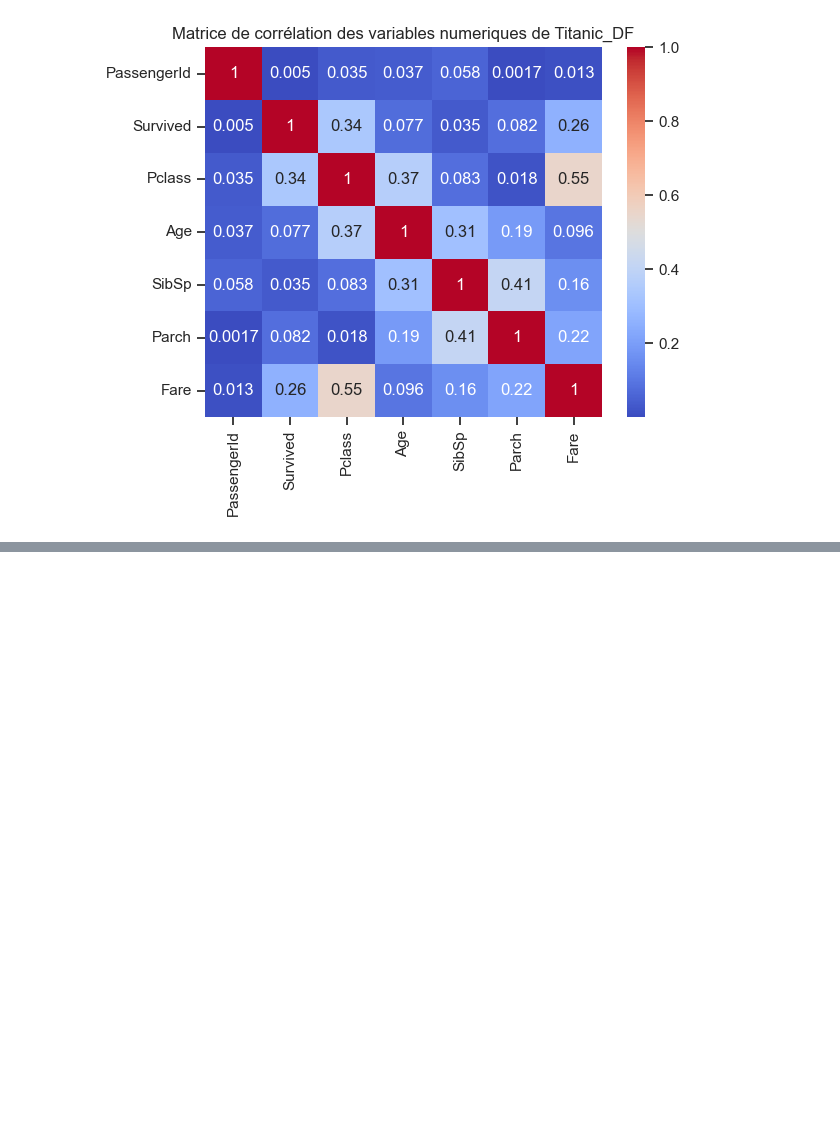
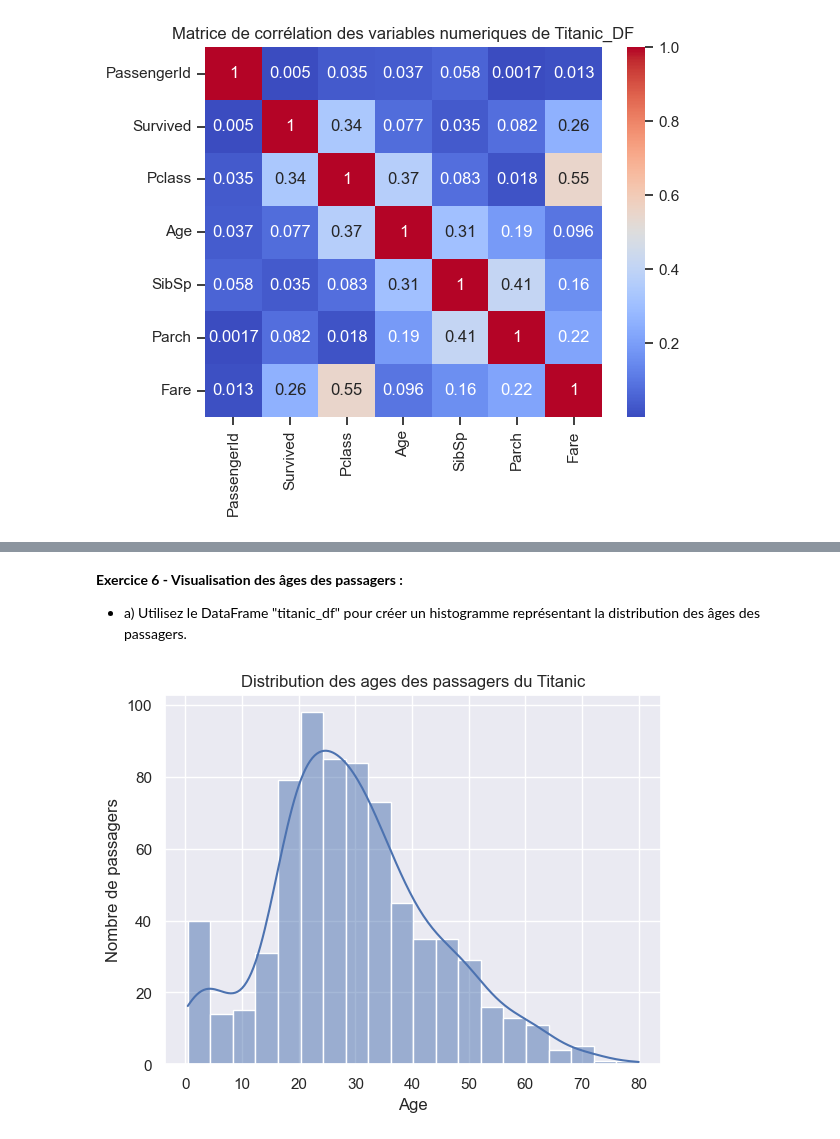
Before and after one commit to timdazayous/InitiationPython, a Jupyter notebook: Seaborn.ipynb, the cells around one changed output, grey strips where cells are left out. Drawn from its saved outputs; the diff is of its cells as text; code cells hidden in the pictures; blank space fills up the shorter version.

```diff
--- a/Seaborn.ipynb
+++ b/Seaborn.ipynb
@@ -169,0 +190,16 @@ Fare         1.000000
+# %% [markdown]
+**Exercice 6 - Visualisation des âges des passagers :**
+* a) Utilisez le DataFrame "titanic_df" pour créer un histogramme représentant la distribution des âges des passagers.
+# %%
+
+
+sns.set(style="darkgrid")
+sns.histplot(data=titanic_df, x="Age", kde=True)
+
+plt.title("Distribution des ages des passagers du Titanic")
+plt.xlabel("Age")
+plt.ylabel("Nombre de passagers")
+
+plt.show()
+# %% [output]
+[figure, added]
```
Also changed, not shown: parts of 7 cells of this notebook.
